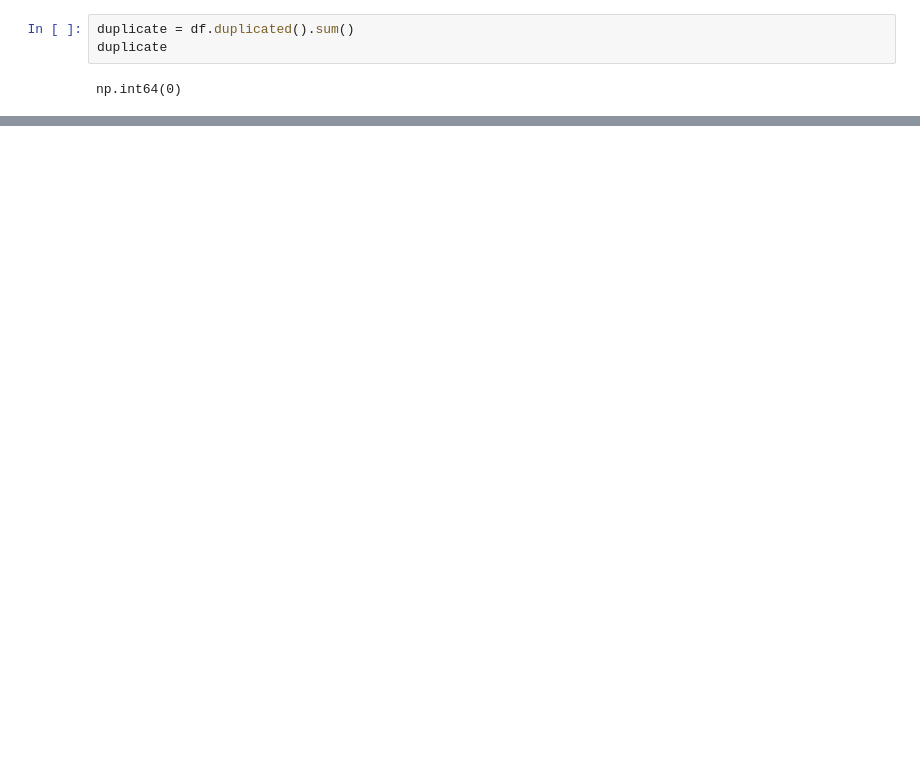
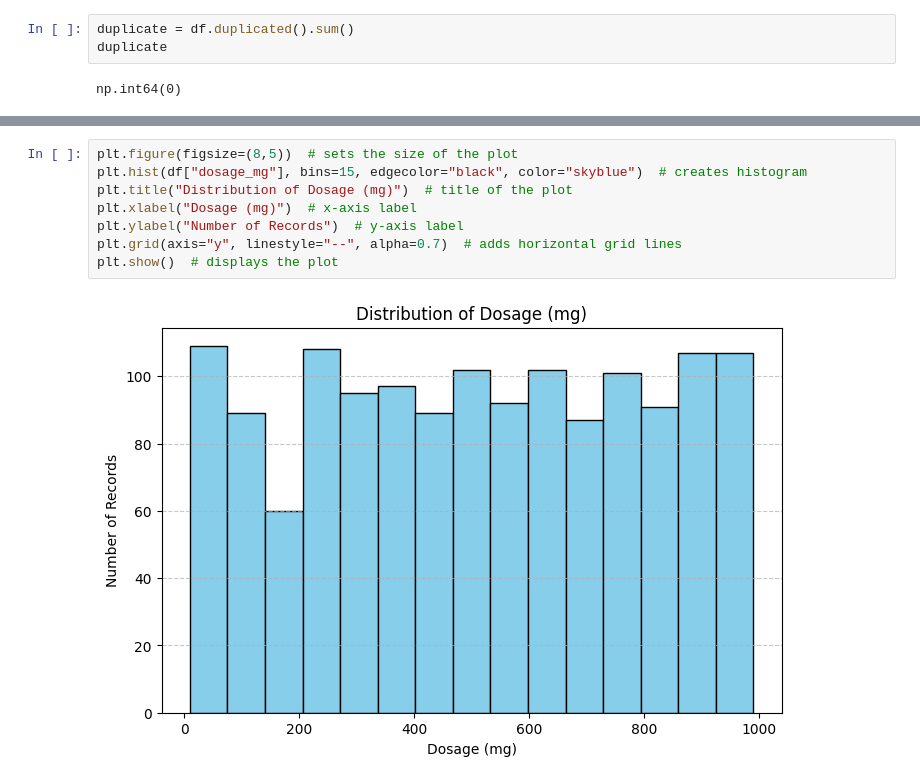
Before and after one commit to Rose1509/Drug_Labels_and_SideEffects, a Jupyter notebook: Drug Labels and Side effect.ipynb, the cells around one changed output, grey strips where cells are left out. Cells and saved outputs as stored; diff of their text form; blank space fills up the shorter version.

```diff
--- a/Drug Labels and Side effect.ipynb
+++ b/Drug Labels and Side effect.ipynb
@@ -121,0 +213,10 @@ df
+# %%
+plt.figure(figsize=(8,5))  # sets the size of the plot
+plt.hist(df["dosage_mg"], bins=15, edgecolor="black", color="skyblue")  # creates histogram
+plt.title("Distribution of Dosage (mg)")  # title of the plot
+plt.xlabel("Dosage (mg)")  # x-axis label
+plt.ylabel("Number of Records")  # y-axis label
+plt.grid(axis="y", linestyle="--", alpha=0.7)  # adds horizontal grid lines
+plt.show()  # displays the plot
+# %% [output]
+[figure, added]
```
Also changed, not shown: parts of 55 cells of this notebook.
